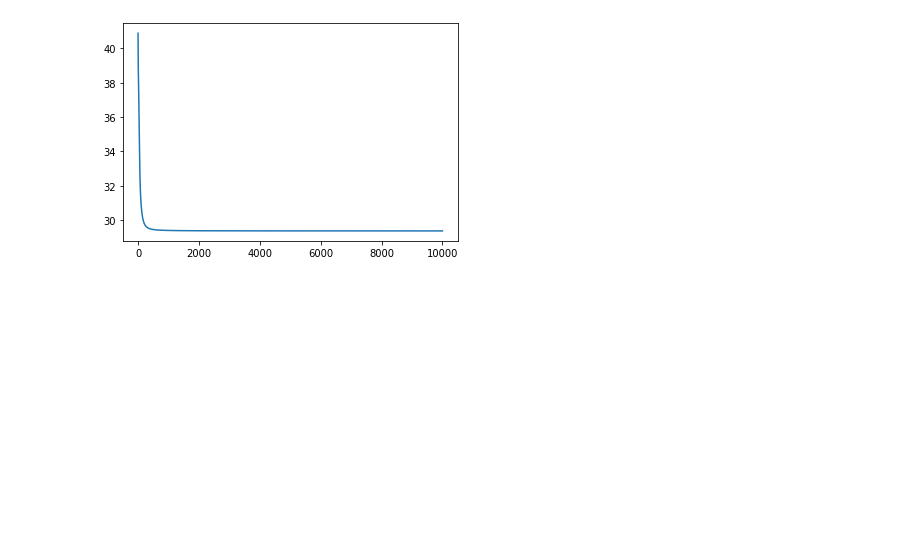
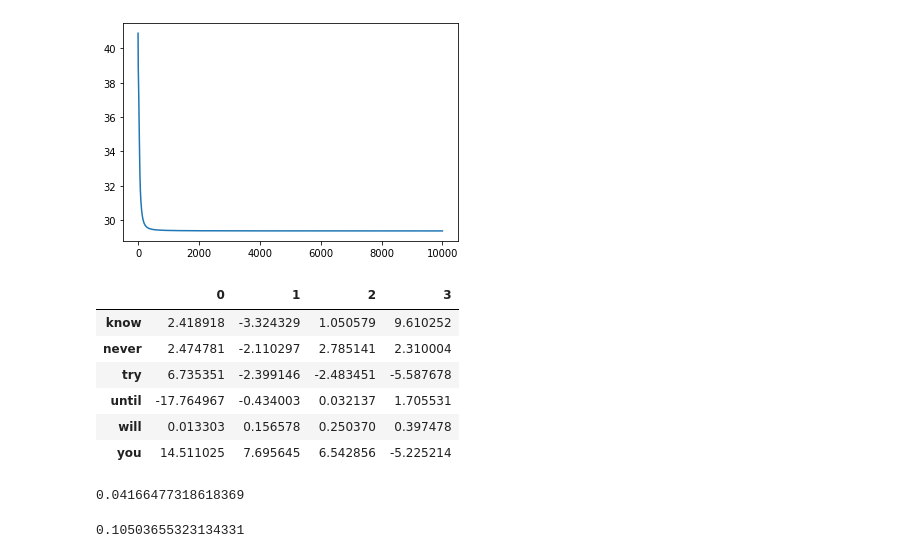
Before and after one commit to insightcampus/2020-inno-nlp-c-deeplearning, a Jupyter notebook: jjc/word2vec.ipynb, the cells around one changed output. Saved outputs shown, nothing was run; the diff lists cells and outputs as text; code cells hidden in the pictures; blank space fills up the shorter version.

```diff
--- a/jjc/word2vec.ipynb
+++ b/jjc/word2vec.ipynb
@@ -238,3 +238,21 @@ plt.plot(loss_history)
 [figure]
 # %%
 text = 'you will never know until you try'
+# %%
+vectors
+# %% [output]
+|  | 0 | 1 | 2 | 3 |
+| know | 2.418918 | -3.324329 | 1.050579 | 9.610252 |
+| never | 2.474781 | -2.110297 | 2.785141 | 2.310004 |
+| try | 6.735351 | -2.399146 | -2.483451 | -5.587678 |
+| until | -17.764967 | -0.434003 | 0.032137 | 1.705531 |
+| will | 0.013303 | 0.156578 | 0.250370 | 0.397478 |
+| you | 14.511025 | 7.695645 | 6.542856 | -5.225214 |
+# %%
+cos_sim(vectors.loc['never'], vectors.loc['try'])
+# %% [output]
+0.04166477318618369
+# %%
+cos_sim(vectors.loc['you'], vectors.loc['will'])
+# %% [output]
+0.10503655323134331
```
Also changed, not shown: parts of 40 cells of this notebook.
